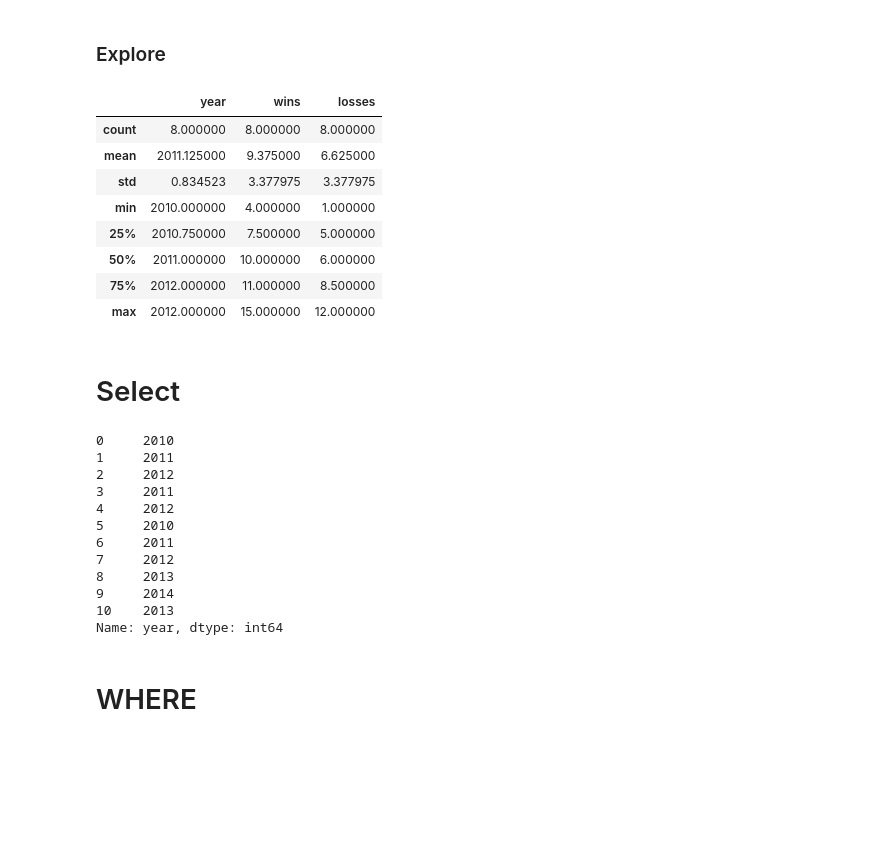
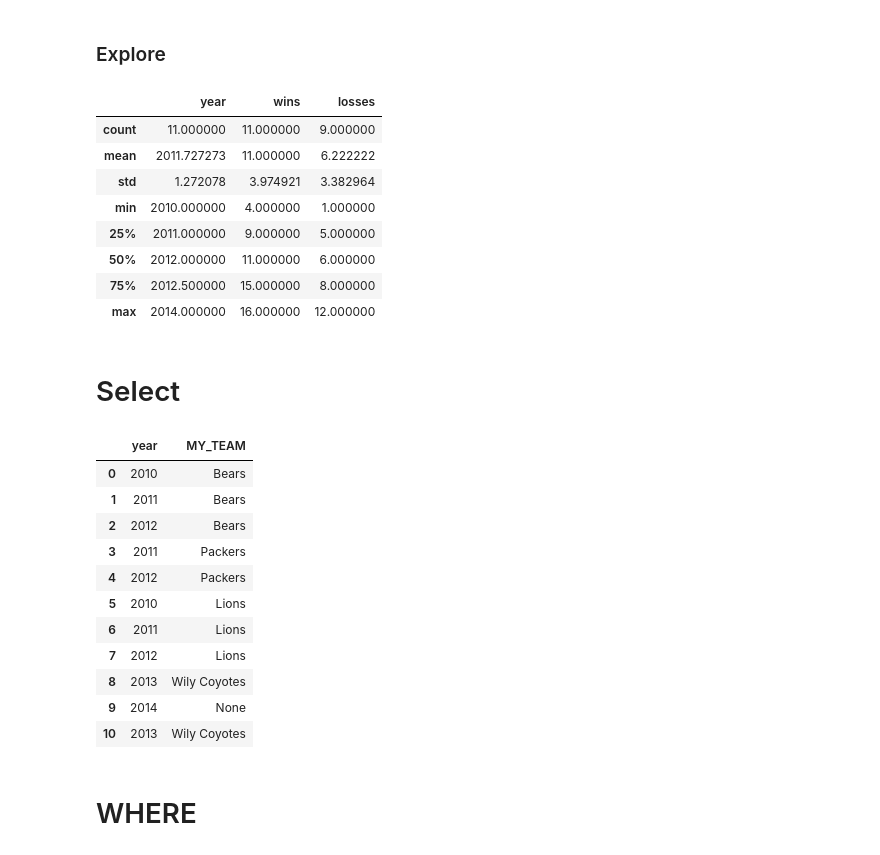
Before and after one commit to sqlitus/Python-Library, a Jupyter notebook: Pandas/Working with DataFrames.ipynb, the cells around one changed output. Saved outputs shown, nothing was run; the diff lists cells and outputs as text; code cells hidden in the pictures; blank space fills up the shorter version.

Commit message:
rename columns. committing from cmdline

```diff
--- a/Pandas/Working with DataFrames.ipynb
+++ b/Pandas/Working with DataFrames.ipynb
@@ -26,12 +26,12 @@ os.getcwd()
 ## Import / Create Data
 # %%
 # import from jupyterLab browser
-# from_csv = pd.read_csv('/Data/mariano-rivera.csv')
-# football = pd.read_excel('../football_data.xlsx')
+from_csv = pd.read_csv('../Data/mariano-rivera.csv')
+football = pd.read_excel('../football_data.xlsx')
 
-# import from pycharm
-from_csv = pd.read_csv(r"C:\Users\Kelley\PycharmProjects\Python-Library\Data\mariano-rivera.csv")
-football = pd.read_excel('football_data.xlsx')
+# import from pycharm (dir changes randomly...)
+# from_csv = pd.read_csv(r"C:\Users\Kelley\PycharmProjects\Python-Library\Data\mariano-rivera.csv")
+# football = pd.read_excel('football_data.xlsx')
 
 
 # Create DF w/ Dict
@@ -91,7 +91,8 @@ inner_join_2 = football.merge(moredata)
 left_join = pd.merge(football, moredata, on='team', how='left')
 left_join_2 = football.merge(moredata, how='left')
 
-f = left_join; f
+f = left_join  # type: pandas.DataFrame
+f
 # %% [output]
 |  | year | team | wins | losses | 0 | color |
 | 0 | 2010 | Bears | 11 | 5.0 | this one wasn't good | brown |
@@ -118,33 +119,38 @@ f.describe()  # statistics summary
 # get columns
 # %% [output]
 |  | year | wins | losses |
-| count | 8.000000 | 8.000000 | 8.000000 |
-| mean | 2011.125000 | 9.375000 | 6.625000 |
-| std | 0.834523 | 3.377975 | 3.377975 |
+| count | 11.000000 | 11.000000 | 9.000000 |
+| mean | 2011.727273 | 11.000000 | 6.222222 |
+| std | 1.272078 | 3.974921 | 3.382964 |
 | min | 2010.000000 | 4.000000 | 1.000000 |
-| 25% | 2010.750000 | 7.500000 | 5.000000 |
-| 50% | 2011.000000 | 10.000000 | 6.000000 |
-| 75% | 2012.000000 | 11.000000 | 8.500000 |
-| max | 2012.000000 | 15.000000 | 12.000000 |
+| 25% | 2011.000000 | 9.000000 | 5.000000 |
+| 50% | 2012.000000 | 11.000000 | 6.000000 |
+| 75% | 2012.500000 | 15.000000 | 8.000000 |
+| max | 2014.000000 | 16.000000 | 12.000000 |
 # %% [markdown]
 # Select
 # %%
+# select
 f[['year', 'team']]         # same
 f.filter(['year', 'team'])  # same
-f.filter(regex='\d')
+f.filter(regex='\d')        # select matching pattern
+
+# select & rename
+f.rename(columns={0: "my_notes", 'color':'TEAM_COLORS'})
+f.filter(['year', 'team']).rename(columns={'team': 'MY_TEAM'})
 # %% [output]
-0     2010
-1     2011
-2     2012
-3     2011
-4     2012
-5     2010
-6     2011
-7     2012
-8     2013
-9     2014
-10    2013
-Name: year, dtype: int64
+|  | year | MY_TEAM |
+| 0 | 2010 | Bears |
+| 1 | 2011 | Bears |
+| 2 | 2012 | Bears |
+| 3 | 2011 | Packers |
+| 4 | 2012 | Packers |
+| 5 | 2010 | Lions |
+| 6 | 2011 | Lions |
+| 7 | 2012 | Lions |
+| 8 | 2013 | Wily Coyotes |
+| 9 | 2014 | None |
+| 10 | 2013 | Wily Coyotes |
 # %% [markdown]
 # WHERE
 # %% [markdown]
```
Also changed, not shown: parts of 3 cells of this notebook.
